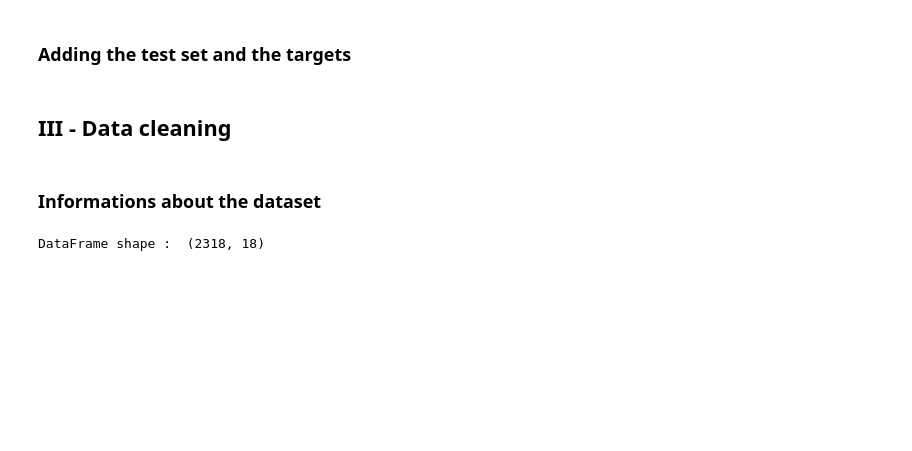
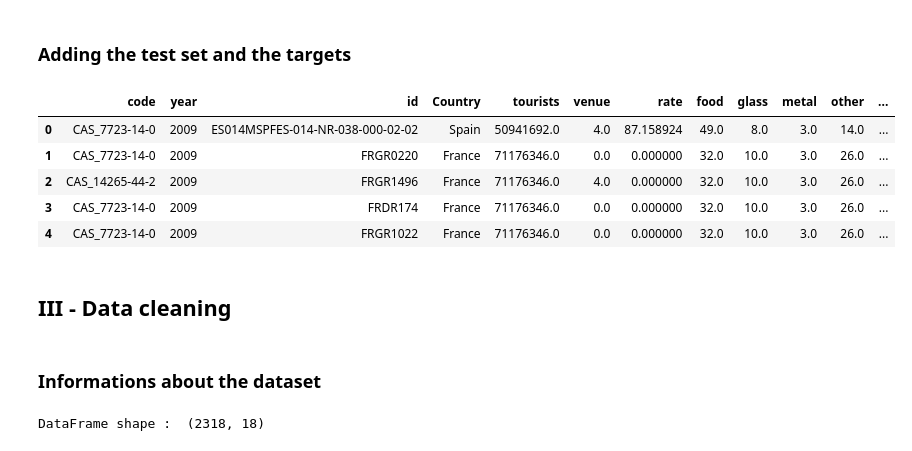
Before and after one commit to Cassette86/Green_ai_project_Water_polution, a Jupyter notebook: water_pollution_dataset/main.ipynb, the cells around one changed output. Cells and saved outputs as stored; diff of their text form; code cells hidden in the pictures; blank space fills up the shorter version.

```diff
--- a/water_pollution_dataset/main.ipynb
+++ b/water_pollution_dataset/main.ipynb
@@ -37,13 +37,20 @@ train.head()
 # %%
 df = pd.concat([train, test])
 targets = pd.concat([target, submission])
 
 df['polution'] = targets['polution']
 df = df.drop(columns = ['Unnamed: 0'])
 df = df.drop(columns= ['period'])
 df.head()
 
-df_copy = df
+df.head()
+# %% [output]
+|  | code | year | id | Country | tourists | venue | rate | food | glass | metal | other | ... |
+| 0 | CAS_7723-14-0 | 2009 | ES014MSPFES-014-NR-038-000-02-02 | Spain | 50941692.0 | 4.0 | 87.158924 | 49.0 | 8.0 | 3.0 | 14.0 | ... |
+| 1 | CAS_7723-14-0 | 2009 | FRGR0220 | France | 71176346.0 | 0.0 | 0.000000 | 32.0 | 10.0 | 3.0 | 26.0 | ... |
+| 2 | CAS_14265-44-2 | 2009 | FRGR1496 | France | 71176346.0 | 4.0 | 0.000000 | 32.0 | 10.0 | 3.0 | 26.0 | ... |
+| 3 | CAS_7723-14-0 | 2009 | FRDR174 | France | 71176346.0 | 0.0 | 0.000000 | 32.0 | 10.0 | 3.0 | 26.0 | ... |
+| 4 | CAS_7723-14-0 | 2009 | FRGR1022 | France | 71176346.0 | 0.0 | 0.000000 | 32.0 | 10.0 | 3.0 | 26.0 | ... |
 # %% [markdown]
 ## III -  Data cleaning
 # %% [markdown]
```
Also changed, not shown: parts of 8 cells of this notebook.
